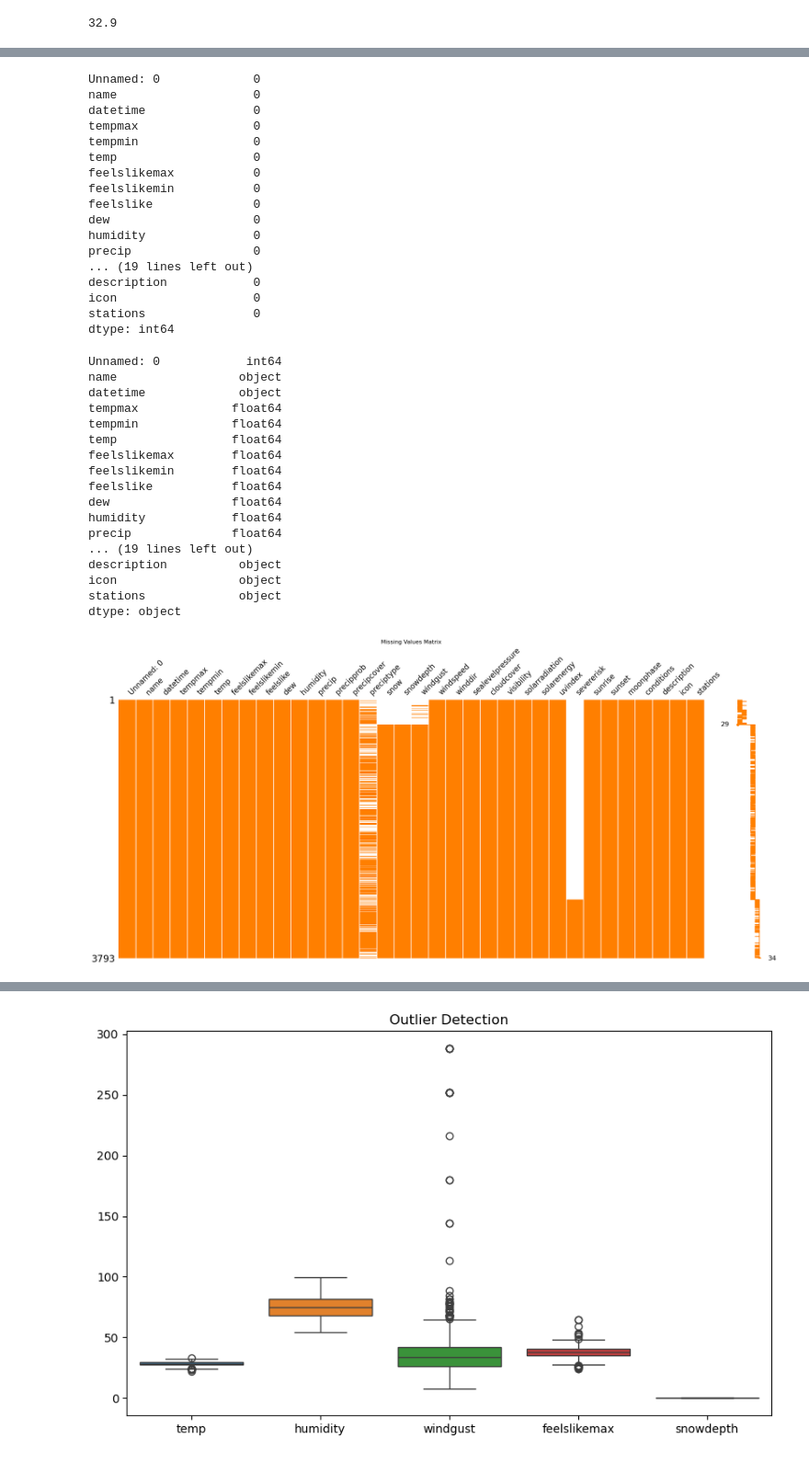
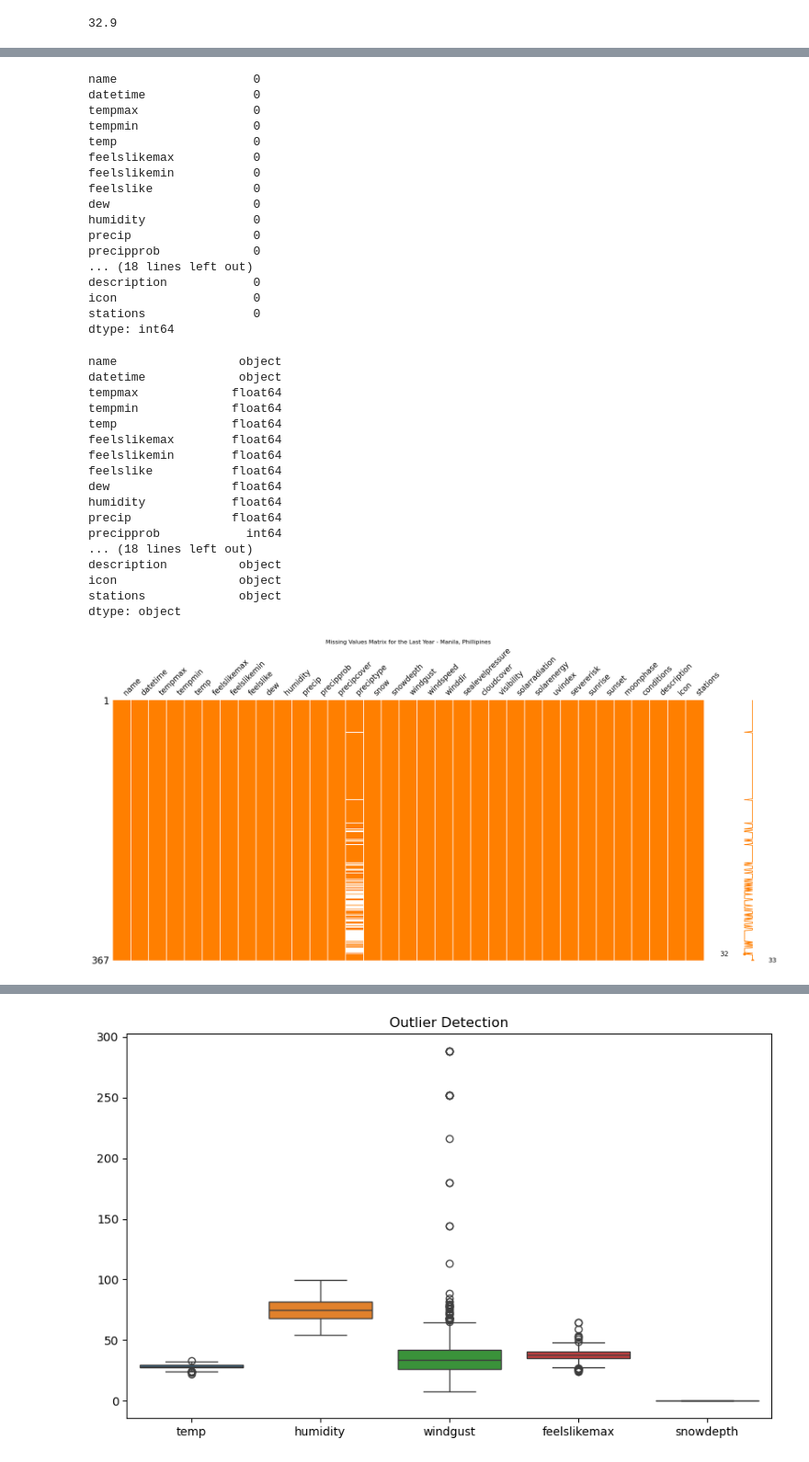
Before and after one commit to nicolaelisabetarosca/weather-prediction, a Jupyter notebook: manila.ipynb, the cells around one changed output, grey strips where cells are left out. Shown at 92% size. Drawn from its saved outputs; the diff is of its cells as text; code cells hidden in the pictures.

```diff
--- a/manila.ipynb
+++ b/manila.ipynb
@@ -15,6 +15,8 @@ df_manila = pd.read_csv(r"C:\Users\nicol\OneDrive\Master\Goldsmiths\Thesis\weath
 # %%
 #sort index
 df_manila = df_manila.sort_index()
+columns_to_drop = ['Unnamed: 0']
+df_manila = df_manila.drop(columns=columns_to_drop)
 # %% [markdown]
 ## Descriptive statistics and EDA
 # %%
@@ -151,7 +152,6 @@ None
 # %%
 print(df_manila.isnull().sum())
 # %% [output]
-Unnamed: 0             0
 name                   0
 datetime               0
 tempmax                0
@@ -163,7 +163,8 @@ feelslike              0
 dew                    0
 humidity               0
 precip                 0
-... (19 lines left out)
+precipprob             0
+... (18 lines left out)
 description            0
 icon                   0
 stations               0
@@ -171,7 +172,6 @@ dtype: int64
 # %%
 df_manila.dtypes
 # %% [output]
-Unnamed: 0            int64
 name                 object
 datetime             object
 tempmax             float64
@@ -183,18 +183,23 @@ feelslike           float64
 dew                 float64
 humidity            float64
 precip              float64
-... (19 lines left out)
+precipprob            int64
+... (18 lines left out)
 description          object
 icon                 object
 stations             object
 dtype: object
 # %%
-import missingno as msno
-msno.matrix(df_manila, color=(1.0, 0.5, 0.0))
-plt.title('Missing Values Matrix')
+df_manila['datetime'] = pd.to_datetime(df_manila['datetime'])
+
+last_year = df_manila['datetime'].max() - pd.DateOffset(years=1)
+df_last_year = df_manila[df_manila['datetime'] >= last_year]
+
+msno.matrix(df_last_year, color=(1.0, 0.5, 0.0))
+plt.title('Missing Values Matrix for the Last Year - Manila, Phillipines')
 plt.show()
 # %% [output]
-[figure, old version]
+[figure, new version]
 # %%
 df_manila.hist(figsize=(10, 8))
 plt.tight_layout()
```
Also changed, not shown: parts of 39 cells of this notebook, 1 other file.
